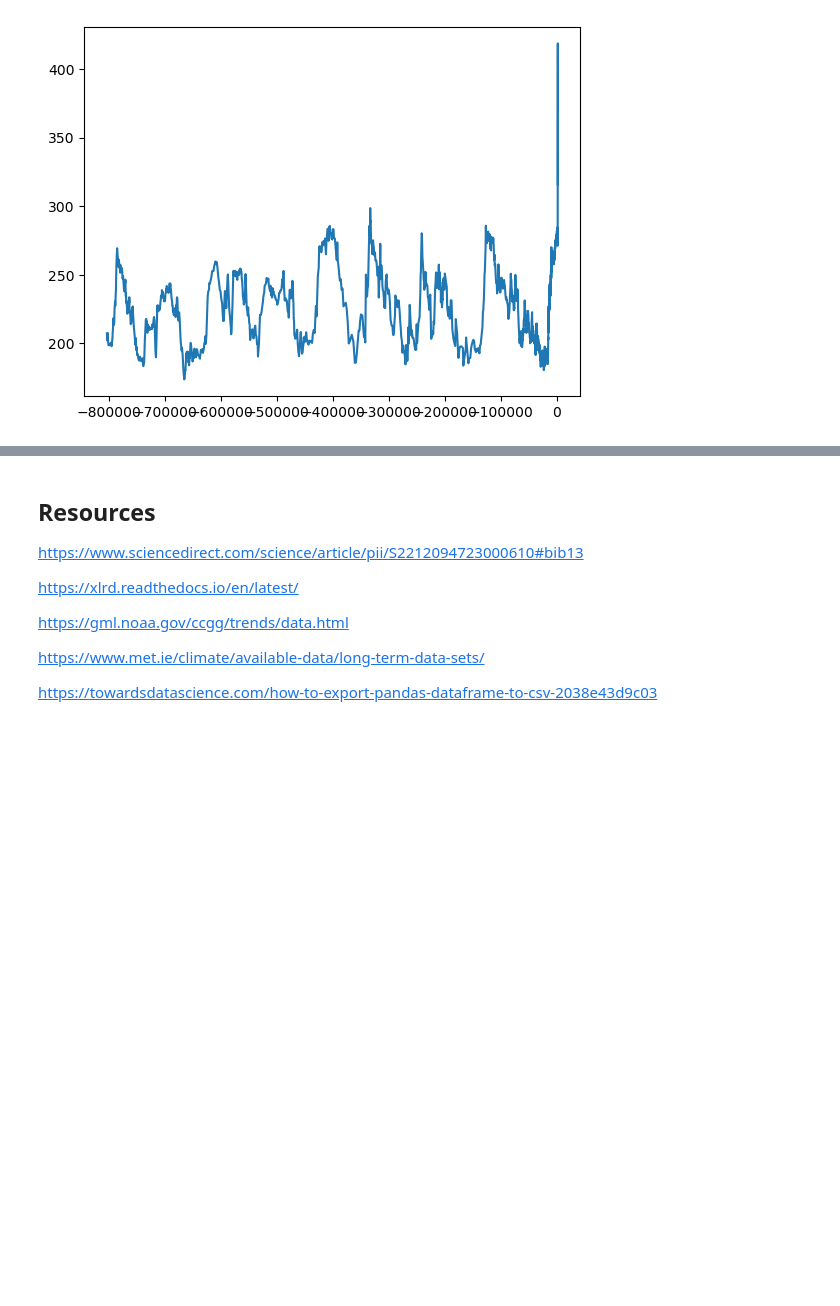
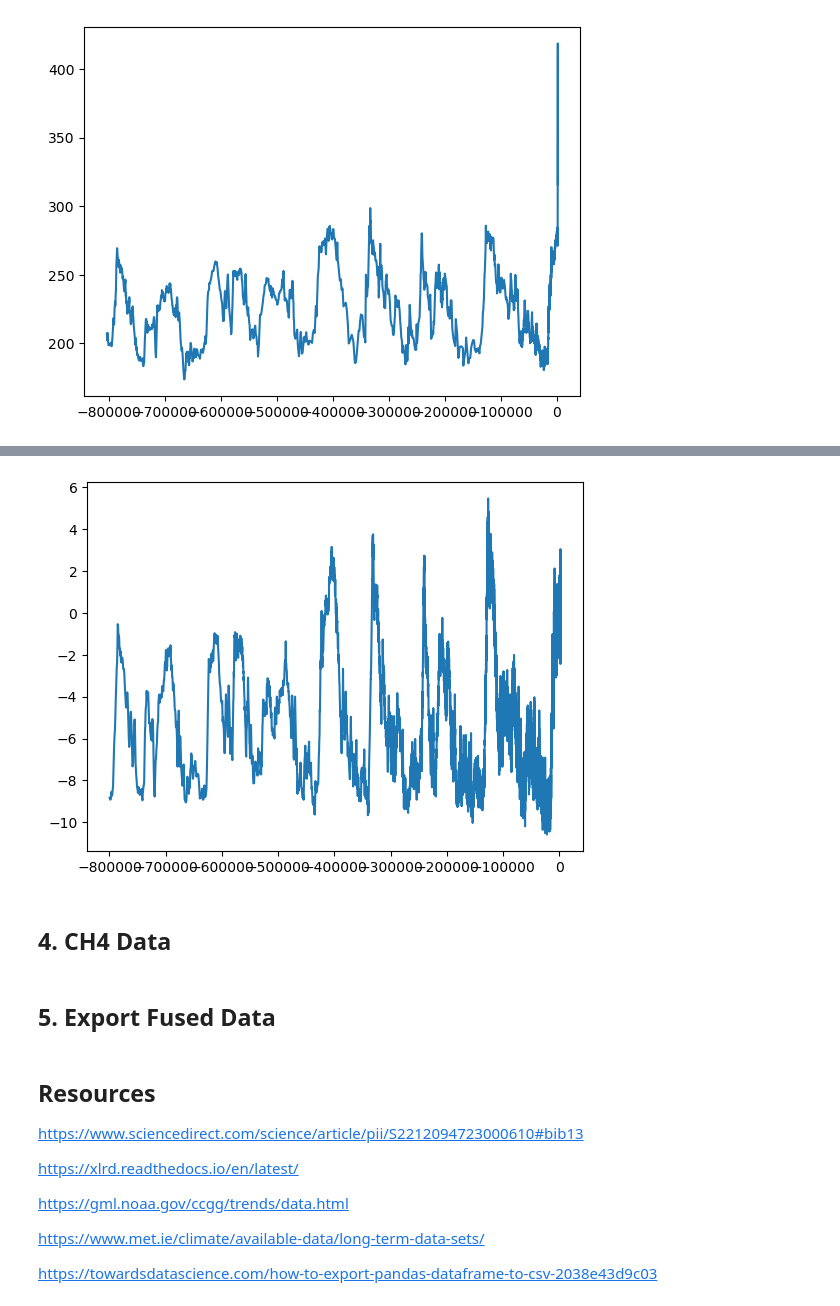
Before and after one commit to lgrealish/PfDA_Project_2, a Jupyter notebook: PfDA_Assignment2.ipynb, the cells around one changed output, grey strips where cells are left out. Cells and saved outputs as stored; diff of their text form; code cells hidden in the pictures; blank space fills up the shorter version.

```diff
--- a/PfDA_Assignment2.ipynb
+++ b/PfDA_Assignment2.ipynb
@@ -179,0 +205,4 @@ temp.describe()
+# %%
+temp_NOAA = pd.read_csv('data/temp_data_NOAA.csv', skiprows=range(4))
+temp_NOAA = temp_NOAA.rename(columns=({'Year':'year', 'Anomaly':'Temperature'}))
+temp_NOAA.describe()
@@ -179,0 +219,3 @@ temp.describe()
+# %%
+temp_merged = pd.concat([temp_NOAA, temp[['year', 'Temperature']]])
+temp_merged.describe()
@@ -179,0 +232,10 @@ temp.describe()
+# %%
+# Check how the merged temp data looks
+plt.plot(temp_merged['year'],temp_merged['Temperature'])
+plt.show()
+# %% [output]
+[figure, added]
+# %% [markdown]
+## 4. CH4 Data <a id="ch4-data"></a>
+# %% [markdown]
+## 5. Export Fused Data <a id="export-data"></a>
```
Also changed, not shown: parts of 20 cells of this notebook, 6 other files.
